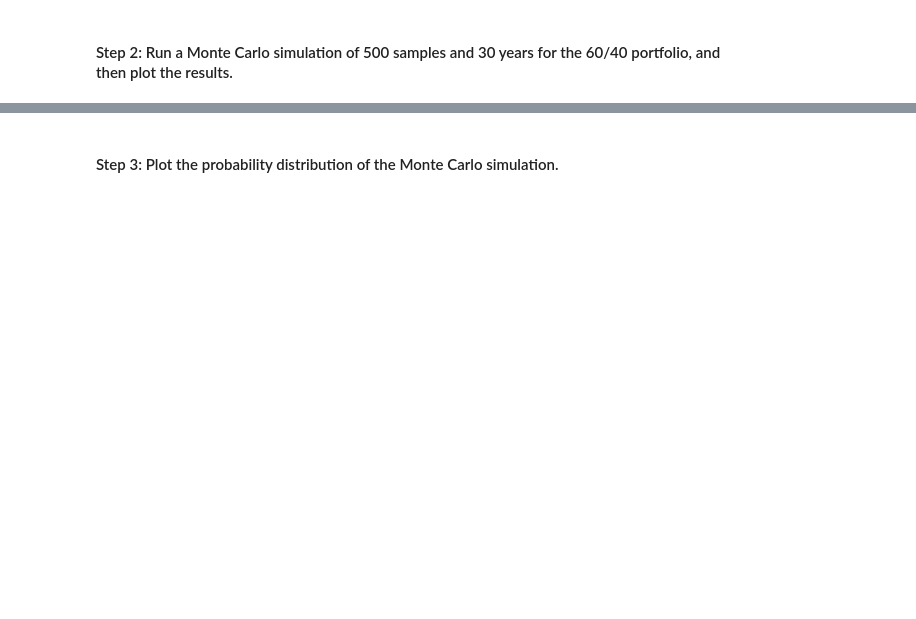
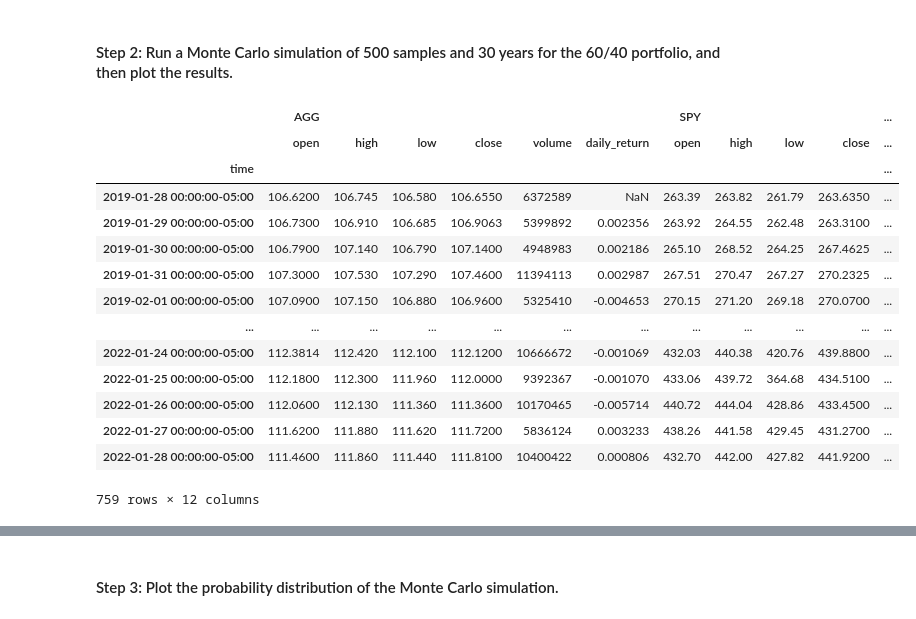
Before and after one commit to carljfrederick/financial-health-app, a Jupyter notebook: financial_planning_tools.ipynb, the cells around one changed output, grey strips where cells are left out. Saved outputs shown, nothing was run; the diff lists cells and outputs as text; code cells hidden in the pictures; blank space fills up the shorter version.

```diff
--- a/financial_planning_tools.ipynb
+++ b/financial_planning_tools.ipynb
@@ -410,11 +410,11 @@ In this section, you’ll use the MCForecastTools library to create a Monte Carl
 # %% [markdown]
 #### Step 1: Make an API call via the Alpaca SDK to get 3 years of historical closing prices for a traditional 60/40 portfolio split: 60% stocks (SPY) and 40% bonds (AGG).
 # %%
-# Set start and end dates of 3 years back from your current date
+# Sets start and end dates of 3 years back from current date
 # Alternatively, you can use an end date of 2020-08-07 and work 3 years back from that date
-# YOUR CODE HERE
-# YOUR CODE HERE
+start_date = pd.Timestamp("2019-01-28", tz="America/New_York").isoformat()
+end_date = pd.Timestamp("2022-01-28", tz="America/New_York").isoformat()
 
 # Set number of rows to 1000 to retrieve the maximum amount of rows
-# YOUR CODE HERE
+limit_rows = 1000
 # %%
@@ -431,11 +454,32 @@ In this section, you’ll use the MCForecastTools library to create a Monte Carl
 # %% [markdown]
 #### Step 2: Run a Monte Carlo simulation of 500 samples and 30 years for the 60/40 portfolio, and then plot the results.
 # %%
-# Configure the Monte Carlo simulation to forecast 30 years cumulative returns
+# Configures the Monte Carlo simulation to forecast 30 years cumulative returns
 # The weights should be split 40% to AGG and 60% to SPY.
-# Run 500 samples.
-# YOUR CODE HERE
+# Runs 500 samples.
+MC_thrityyear = MCSimulation(
+    portfolio_data = prices_df,
+    weights = [.60, .40],
+    num_simulation = 500,
+    num_trading_days = 252 * 30
+)
 
-# Review the simulation input data
-# YOUR CODE HERE
+# Reviews the simulation input data
+MC_thrityyear.portfolio_data
+# %% [output]
+|  | AGG |  |  |  |  |  | SPY |  |  |  | ... |
+|  | open | high | low | close | volume | daily_return | open | high | low | close | ... |
+| time |  |  |  |  |  |  |  |  |  |  | ... |
+| 2019-01-28 00:00:00-05:00 | 106.6200 | 106.745 | 106.580 | 106.6550 | 6372589 | NaN | 263.39 | 263.82 | 261.79 | 263.6350 | ... |
+| 2019-01-29 00:00:00-05:00 | 106.7300 | 106.910 | 106.685 | 106.9063 | 5399892 | 0.002356 | 263.92 | 264.55 | 262.48 | 263.3100 | ... |
+| 2019-01-30 00:00:00-05:00 | 106.7900 | 107.140 | 106.790 | 107.1400 | 4948983 | 0.002186 | 265.10 | 268.52 | 264.25 | 267.4625 | ... |
+| 2019-01-31 00:00:00-05:00 | 107.3000 | 107.530 | 107.290 | 107.4600 | 11394113 | 0.002987 | 267.51 | 270.47 | 267.27 | 270.2325 | ... |
+| 2019-02-01 00:00:00-05:00 | 107.0900 | 107.150 | 106.880 | 106.9600 | 5325410 | -0.004653 | 270.15 | 271.20 | 269.18 | 270.0700 | ... |
+| ... | ... | ... | ... | ... | ... | ... | ... | ... | ... | ... | ... |
+| 2022-01-24 00:00:00-05:00 | 112.3814 | 112.420 | 112.100 | 112.1200 | 10666672 | -0.001069 | 432.03 | 440.38 | 420.76 | 439.8800 | ... |
+| 2022-01-25 00:00:00-05:00 | 112.1800 | 112.300 | 111.960 | 112.0000 | 9392367 | -0.001070 | 433.06 | 439.72 | 364.68 | 434.5100 | ... |
+| 2022-01-26 00:00:00-05:00 | 112.0600 | 112.130 | 111.360 | 111.3600 | 10170465 | -0.005714 | 440.72 | 444.04 | 428.86 | 433.4500 | ... |
+| 2022-01-27 00:00:00-05:00 | 111.6200 | 111.880 | 111.620 | 111.7200 | 5836124 | 0.003233 | 438.26 | 441.58 | 429.45 | 431.2700 | ... |
+| 2022-01-28 00:00:00-05:00 | 111.4600 | 111.860 | 111.440 | 111.8100 | 10400422 | 0.000806 | 432.70 | 442.00 | 427.82 | 441.9200 | ... |
+759 rows × 12 columns
 # %%
```
Also changed, not shown: parts of 16 cells of this notebook.
